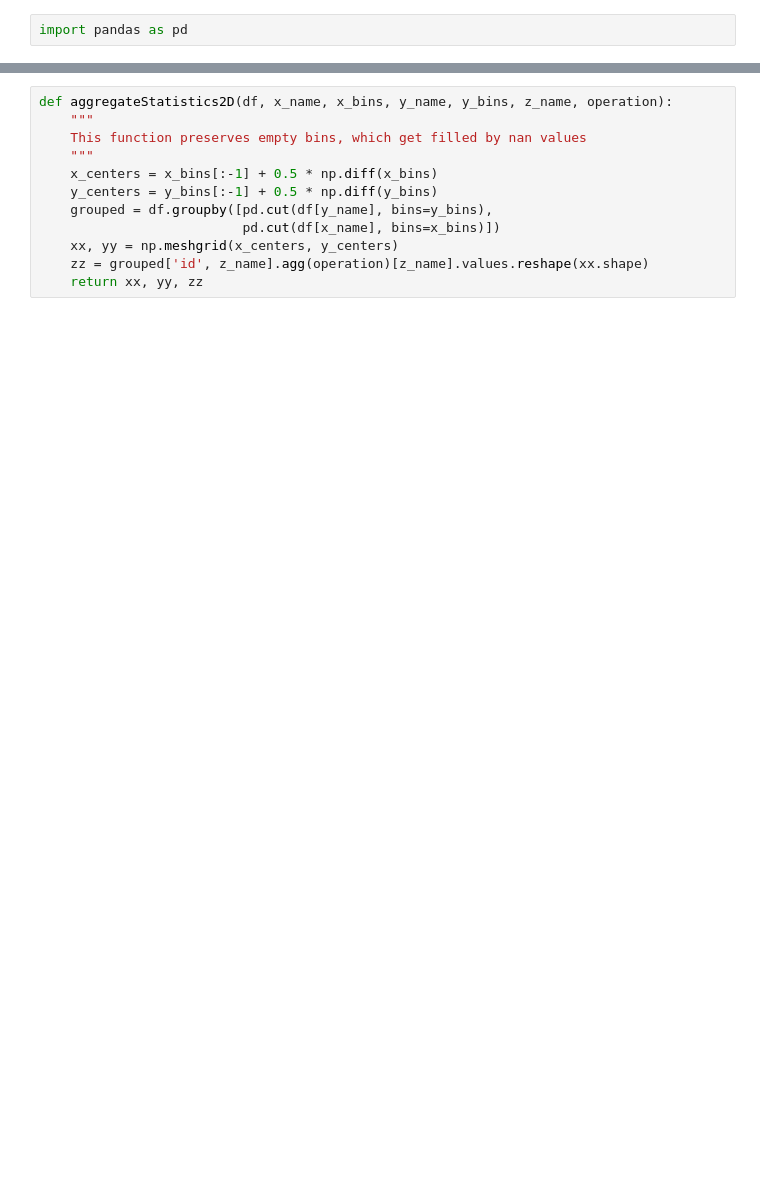
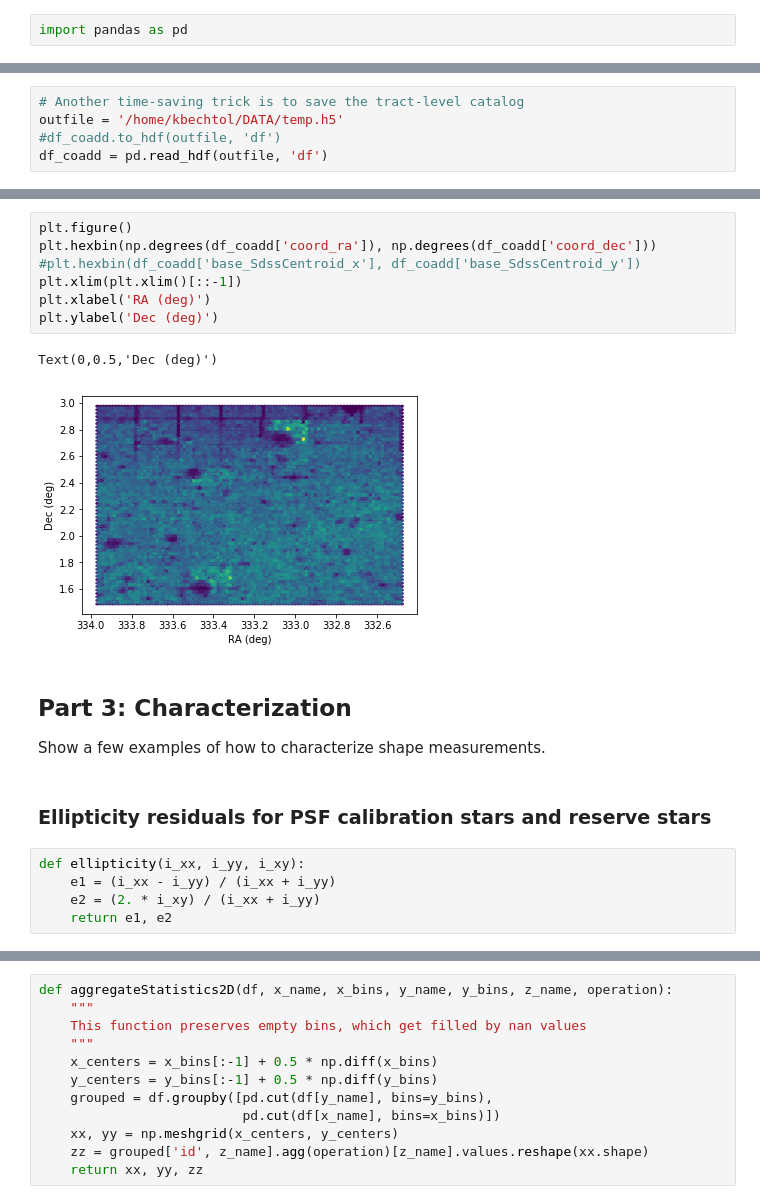
Before and after one commit to lsst-sitcom/notebooks, a Jupyter notebook: image_quality_demo.ipynb, the cells around one changed output, grey strips where cells are left out. Cells and saved outputs as stored; diff of their text form; blank space fills up the shorter version.

Commit message:
Add further characterization examples

```diff
--- a/image_quality_demo.ipynb
+++ b/image_quality_demo.ipynb
@@ -303,0 +432,5 @@ import pandas as pd
+# %%
+# Another time-saving trick is to save the tract-level catalog
+outfile = '/home/kbechtol/DATA/temp.h5'
+#df_coadd.to_hdf(outfile, 'df')
+df_coadd = pd.read_hdf(outfile, 'df')
@@ -303,0 +457,21 @@ import pandas as pd
+# %%
+plt.figure()
+plt.hexbin(np.degrees(df_coadd['coord_ra']), np.degrees(df_coadd['coord_dec']))
+#plt.hexbin(df_coadd['base_SdssCentroid_x'], df_coadd['base_SdssCentroid_y'])
+plt.xlim(plt.xlim()[::-1])
+plt.xlabel('RA (deg)')
+plt.ylabel('Dec (deg)')
+# %% [output]
+Text(0,0.5,'Dec (deg)')
+[figure, added]
+# %% [markdown]
+## Part 3: Characterization
+
+Show a few examples of how to characterize shape measurements.
+# %% [markdown]
+### Ellipticity residuals for PSF calibration stars and reserve stars
+# %%
+def ellipticity(i_xx, i_yy, i_xy):
+    e1 = (i_xx - i_yy) / (i_xx + i_yy)
+    e2 = (2. * i_xy) / (i_xx + i_yy)
+    return e1, e2
```
Also changed, not shown: parts of 35 cells of this notebook.
